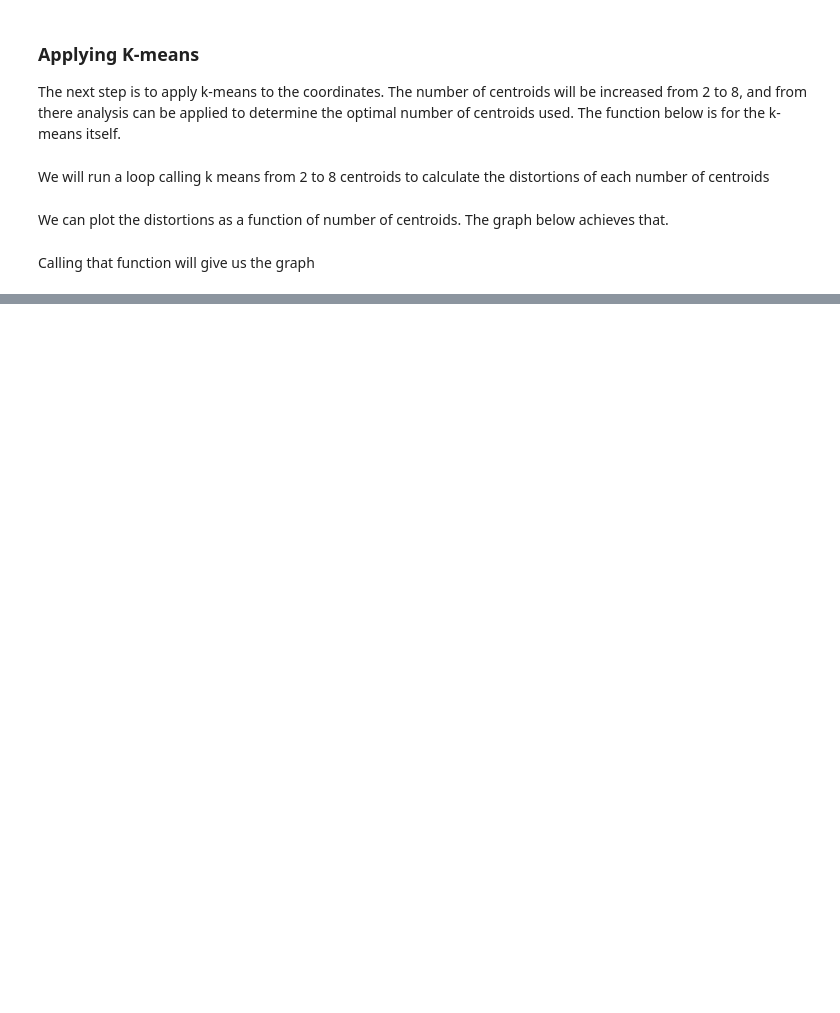
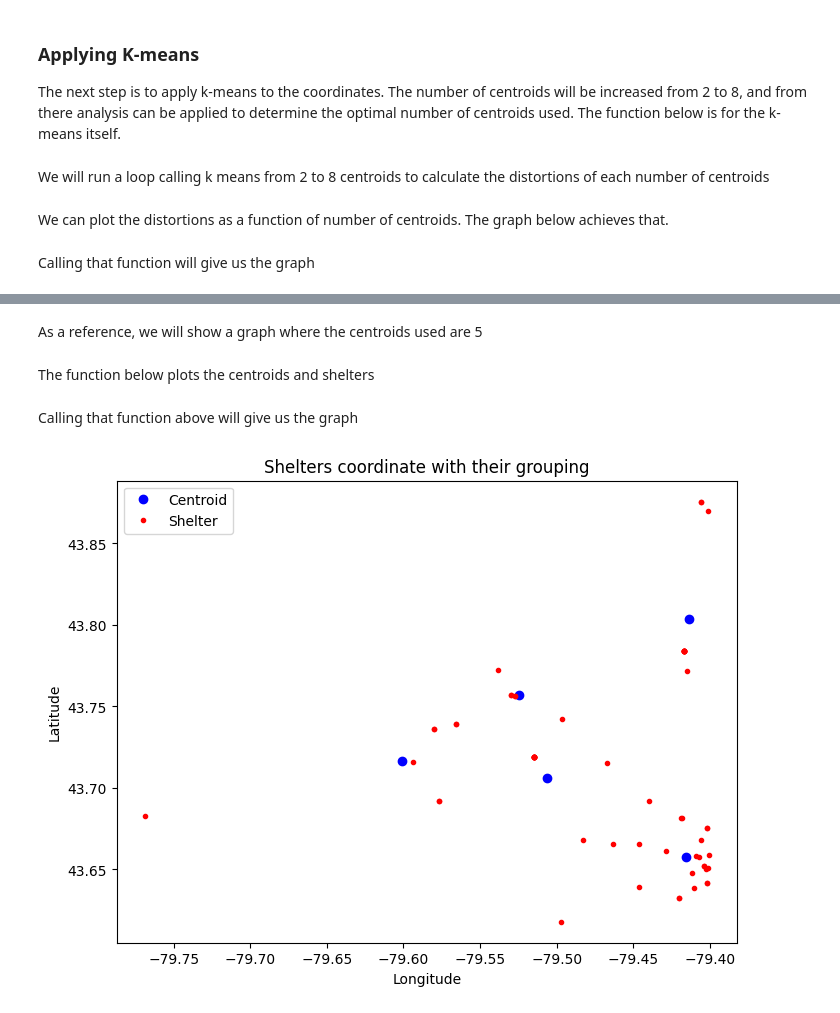
Before and after one commit to Tomasdfgh/RBCs_Borealis_AIs_Shelter_Occupancy_Forecast, a Jupyter notebook: LSTM/[3] Location_Grouping_Multivariate_LSTM.ipynb, the cells around one changed output, grey strips where cells are left out. Cells and saved outputs as stored; diff of their text form; code cells hidden in the pictures; blank space fills up the shorter version.

```diff
--- a/LSTM/[3] Location_Grouping_Multivariate_LSTM.ipynb
+++ b/LSTM/[3] Location_Grouping_Multivariate_LSTM.ipynb
@@ -404,0 +406,31 @@ plot_distortions(y_axis, x_axis)
+# %% [markdown]
+As a reference, we will show a graph where the centroids used are 5
+# %%
+cens_coord, cens_index = k_means(data, 5)
+
+#Grabbing the centroids coordinates
+cens_x = []
+cens_y = []
+for i in cens_coord:
+  cens_x.append(i[0])
+  cens_y.append(i[1])
+# %% [markdown]
+The function below plots the centroids and shelters
+# %%
+def plot_shelters_n_centroids(cx, cy, sx, sy):
+
+  # Creating the plot
+  plt.figure(figsize=(8, 6))
+  plt.plot(cy, cx, 'o', color='blue', label = 'Centroid')
+  plt.plot(sy, sx, '.', color='red', label = 'Shelter')
+  plt.title('Shelters coordinate with their grouping')
+  plt.xlabel('Longitude')
+  plt.ylabel('Latitude')
+  plt.legend()
+  plt.show()
+# %% [markdown]
+Calling that function above will give us the graph
+# %%
+plot_shelters_n_centroids(cens_x, cens_y, location_x, location_y)
+# %% [output]
+[figure, added]
```
Also changed, not shown: parts of 12 cells of this notebook.
